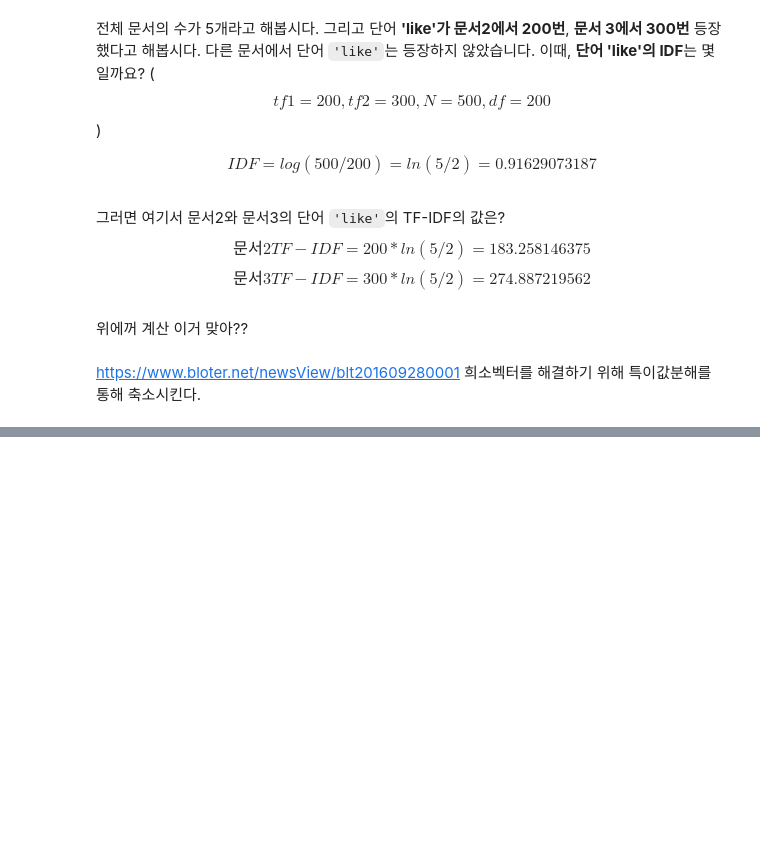
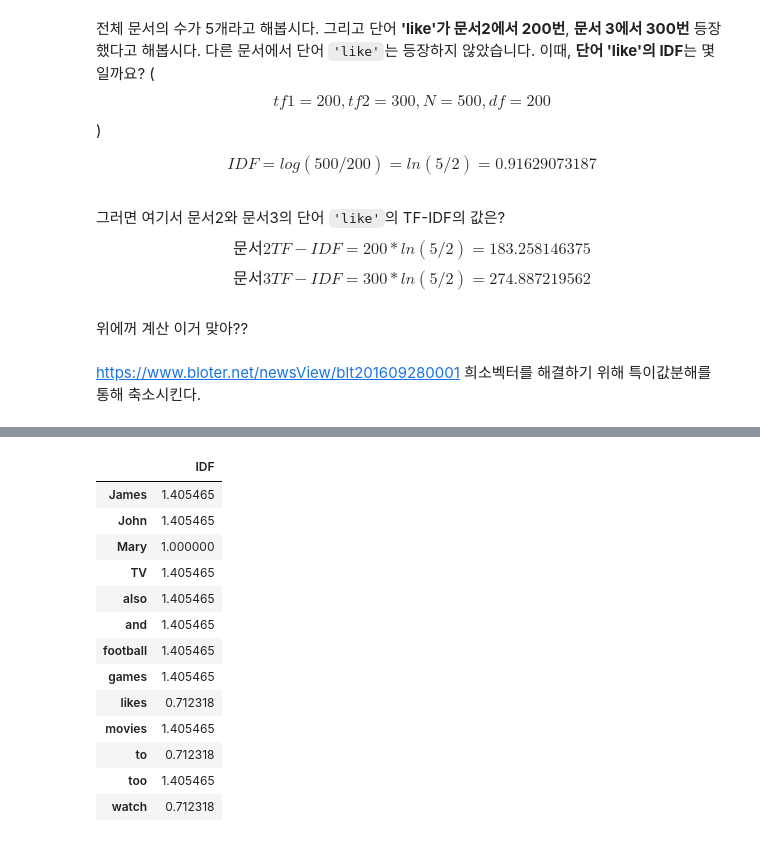
Before and after one commit to Chromis07/aiffel, a Jupyter notebook: goingdeeper/node_3/[G-03]imbedding1.ipynb, the cells around one changed output, grey strips where cells are left out. Saved outputs shown, nothing was run; the diff lists cells and outputs as text; code cells hidden in the pictures; blank space fills up the shorter version.

```diff
--- a/goingdeeper/node_3/[G-03]imbedding1.ipynb
+++ b/goingdeeper/node_3/[G-03]imbedding1.ipynb
@@ -177,0 +235,23 @@ https://www.bloter.net/newsView/blt201609280001
+# %%
+result = []
+for j in range(len(vocab)):
+    t = vocab[j]
+    result.append(idf(t))
+
+idf_ = pd.DataFrame(result, index = vocab, columns=["IDF"])
+idf_
+# %% [output]
+|  | IDF |
+| James | 1.405465 |
+| John | 1.405465 |
+| Mary | 1.000000 |
+| TV | 1.405465 |
+| also | 1.405465 |
+| and | 1.405465 |
+| football | 1.405465 |
+| games | 1.405465 |
+| likes | 0.712318 |
+| movies | 1.405465 |
+| to | 0.712318 |
+| too | 1.405465 |
+| watch | 0.712318 |
```
Also changed, not shown: parts of 24 cells of this notebook, 2 other files.
